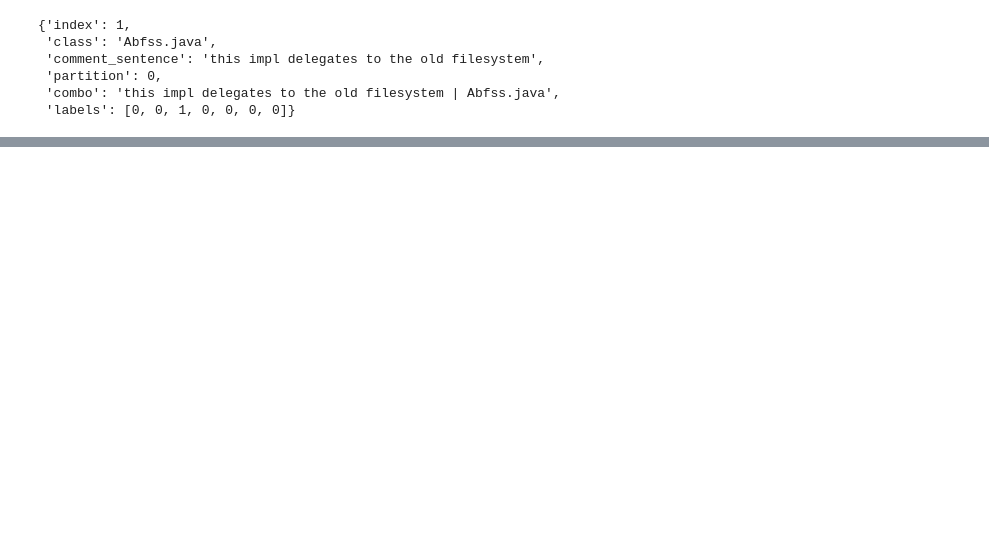
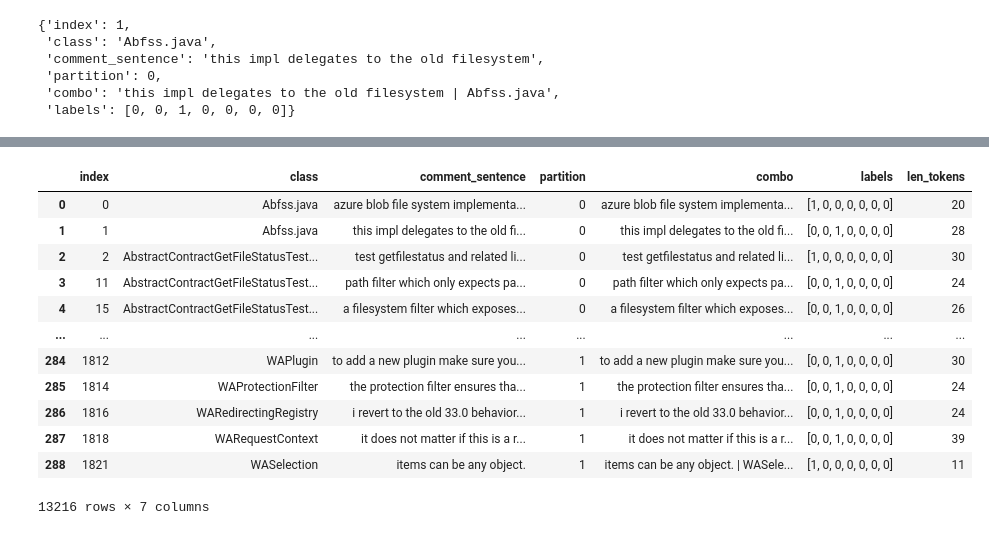
Before and after one commit to moritzmock/NLBSE2025, a Jupyter notebook: dataset_exploration/explore_dataset.ipynb, the cells around one changed output, grey strips where cells are left out. Drawn from its saved outputs; the diff is of its cells as text; code cells hidden in the pictures; blank space fills up the shorter version.

```diff
--- a/dataset_exploration/explore_dataset.ipynb
+++ b/dataset_exploration/explore_dataset.ipynb
@@ -105,0 +90,37 @@ positive 76 ,negative 1222 --- 1298 - 0.05855161787365177
+# %%
+import pandas as pd
+from tqdm import tqdm
+
+data = load_dataset('NLBSE/nlbse25-code-comment-classification')
+data = pd.concat([data["java_train"].to_pandas(), data["java_test"].to_pandas(), data["python_train"].to_pandas(), data["python_test"].to_pandas(), data["pharo_train"].to_pandas(), data["pharo_test"].to_pandas()])
+data["len_tokens"] = None
+
+len(data)
+tokenizer = AutoTokenizer.from_pretrained("roberta-base")
+
+pbar = tqdm(total=len(data), desc="adding tokens length...")
+
+for index, row in data.iterrows():
+    input = row["combo"]
+    tokens = tokenizer.encode(input)
+    len_tokens = len(tokens)
+    data.loc[index, "len_tokens"] = len_tokens
+    pbar.update(1)
+
+pbar.close()
+
+data
+# %% [output]
+|  | index | class | comment_sentence | partition | combo | labels | len_tokens |
+| 0 | 0 | Abfss.java | azure blob file system implementa... | 0 | azure blob file system implementa... | [1, 0, 0, 0, 0, 0, 0] | 20 |
+| 1 | 1 | Abfss.java | this impl delegates to the old fi... | 0 | this impl delegates to the old fi... | [0, 0, 1, 0, 0, 0, 0] | 28 |
+| 2 | 2 | AbstractContractGetFileStatusTest... | test getfilestatus and related li... | 0 | test getfilestatus and related li... | [1, 0, 0, 0, 0, 0, 0] | 30 |
+| 3 | 11 | AbstractContractGetFileStatusTest... | path filter which only expects pa... | 0 | path filter which only expects pa... | [0, 0, 1, 0, 0, 0, 0] | 24 |
+| 4 | 15 | AbstractContractGetFileStatusTest... | a filesystem filter which exposes... | 0 | a filesystem filter which exposes... | [0, 0, 1, 0, 0, 0, 0] | 26 |
+| ... | ... | ... | ... | ... | ... | ... | ... |
+| 284 | 1812 | WAPlugin | to add a new plugin make sure you... | 1 | to add a new plugin make sure you... | [0, 0, 1, 0, 0, 0, 0] | 30 |
+| 285 | 1814 | WAProtectionFilter | the protection filter ensures tha... | 1 | the protection filter ensures tha... | [0, 0, 1, 0, 0, 0, 0] | 24 |
+| 286 | 1816 | WARedirectingRegistry | i revert to the old 33.0 behavior... | 1 | i revert to the old 33.0 behavior... | [0, 0, 1, 0, 0, 0, 0] | 24 |
+| 287 | 1818 | WARequestContext | it does not matter if this is a r... | 1 | it does not matter if this is a r... | [0, 0, 1, 0, 0, 0, 0] | 39 |
+| 288 | 1821 | WASelection | items can be any object. | 1 | items can be any object. | WASele... | [1, 0, 0, 0, 0, 0, 0] | 11 |
+13216 rows × 7 columns
```
Also changed, not shown: parts of 8 cells of this notebook.
